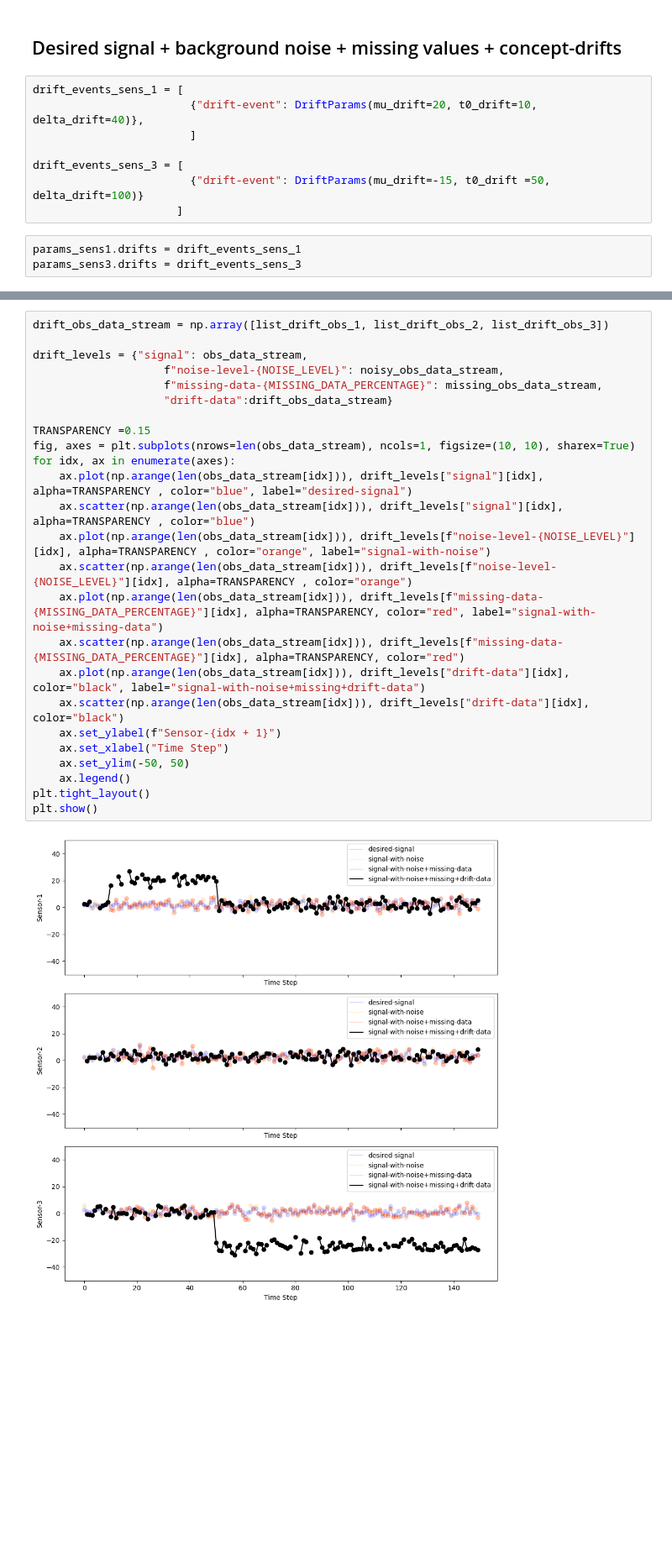
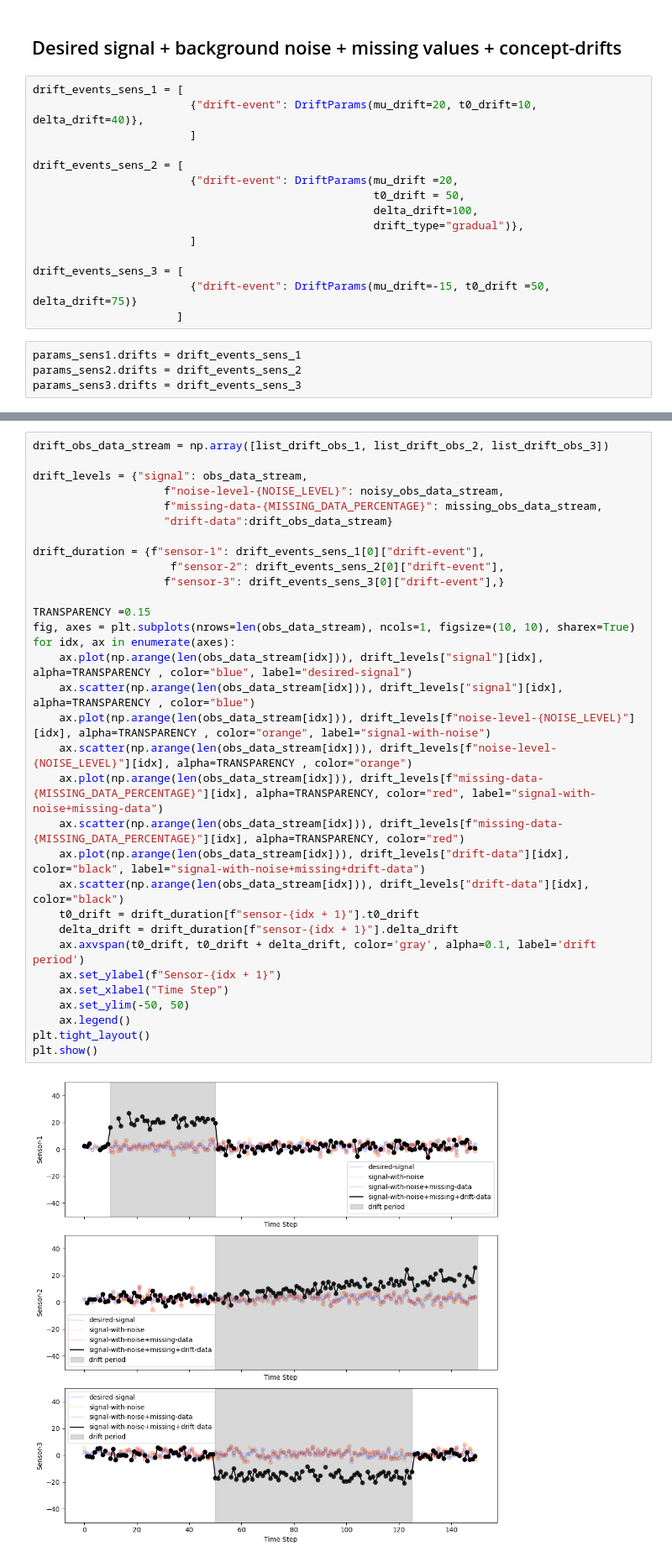
Before and after one commit to giobbu/online-root-cause-analysis, a Jupyter notebook: notebooks/01_kafka_SNR_producer.ipynb, the cells around one changed output, grey strips where cells are left out. Shown at 84% size. Cells and saved outputs as stored; diff of their text form; blank space fills up the shorter version.

Commit message:
kafka-snr-sender: fix and add gradual mean drift plots

```diff
--- a/notebooks/01_kafka_SNR_producer.ipynb
+++ b/notebooks/01_kafka_SNR_producer.ipynb
@@ -165,11 +159,19 @@ drift_events_sens_1 = [
                         {"drift-event": DriftParams(mu_drift=20, t0_drift=10, delta_drift=40)},
                         ]
 
+drift_events_sens_2 = [
+                        {"drift-event": DriftParams(mu_drift =20,
+                                                    t0_drift = 50,
+                                                    delta_drift=100,
+                                                    drift_type="gradual")},
+                        ]
+
 drift_events_sens_3 = [
-                        {"drift-event": DriftParams(mu_drift=-15, t0_drift =50, delta_drift=100)}
+                        {"drift-event": DriftParams(mu_drift=-15, t0_drift =50, delta_drift=75)}
                       ]
 # %%
 params_sens1.drifts = drift_events_sens_1
+params_sens2.drifts = drift_events_sens_2
 params_sens3.drifts = drift_events_sens_3
 # %%
 list_drift_obs_1=[]
@@ -188,27 +188,34 @@ for _ in range(NUM_OBS):
 # %%
 drift_obs_data_stream = np.array([list_drift_obs_1, list_drift_obs_2, list_drift_obs_3])
 
 drift_levels = {"signal": obs_data_stream,
                     f"noise-level-{NOISE_LEVEL}": noisy_obs_data_stream,
                     f"missing-data-{MISSING_DATA_PERCENTAGE}": missing_obs_data_stream,
                     "drift-data":drift_obs_data_stream}
+
+drift_duration = {f"sensor-1": drift_events_sens_1[0]["drift-event"],
+                     f"sensor-2": drift_events_sens_2[0]["drift-event"],
+                    f"sensor-3": drift_events_sens_3[0]["drift-event"],}
 
 TRANSPARENCY =0.15
 fig, axes = plt.subplots(nrows=len(obs_data_stream), ncols=1, figsize=(10, 10), sharex=True)
 for idx, ax in enumerate(axes):
     ax.plot(np.arange(len(obs_data_stream[idx])), drift_levels["signal"][idx], alpha=TRANSPARENCY , color="blue", label="desired-signal")
     ax.scatter(np.arange(len(obs_data_stream[idx])), drift_levels["signal"][idx], alpha=TRANSPARENCY , color="blue")
     ax.plot(np.arange(len(obs_data_stream[idx])), drift_levels[f"noise-level-{NOISE_LEVEL}"][idx], alpha=TRANSPARENCY , color="orange", label="signal-with-noise")
     ax.scatter(np.arange(len(obs_data_stream[idx])), drift_levels[f"noise-level-{NOISE_LEVEL}"][idx], alpha=TRANSPARENCY , color="orange")
     ax.plot(np.arange(len(obs_data_stream[idx])), drift_levels[f"missing-data-{MISSING_DATA_PERCENTAGE}"][idx], alpha=TRANSPARENCY, color="red", label="signal-with-noise+missing-data")
     ax.scatter(np.arange(len(obs_data_stream[idx])), drift_levels[f"missing-data-{MISSING_DATA_PERCENTAGE}"][idx], alpha=TRANSPARENCY, color="red")
     ax.plot(np.arange(len(obs_data_stream[idx])), drift_levels["drift-data"][idx], color="black", label="signal-with-noise+missing+drift-data")
     ax.scatter(np.arange(len(obs_data_stream[idx])), drift_levels["drift-data"][idx], color="black")
+    t0_drift = drift_duration[f"sensor-{idx + 1}"].t0_drift
+    delta_drift = drift_duration[f"sensor-{idx + 1}"].delta_drift
+    ax.axvspan(t0_drift, t0_drift + delta_drift, color='gray', alpha=0.1, label='drift period')
     ax.set_ylabel(f"Sensor-{idx + 1}")
     ax.set_xlabel("Time Step")
     ax.set_ylim(-50, 50)
     ax.legend()
 plt.tight_layout()
 plt.show()
 # %% [output]
-[figure, old version]
+[figure, new version]
```
Also changed, not shown: parts of 4 cells of this notebook, 1 other file.
